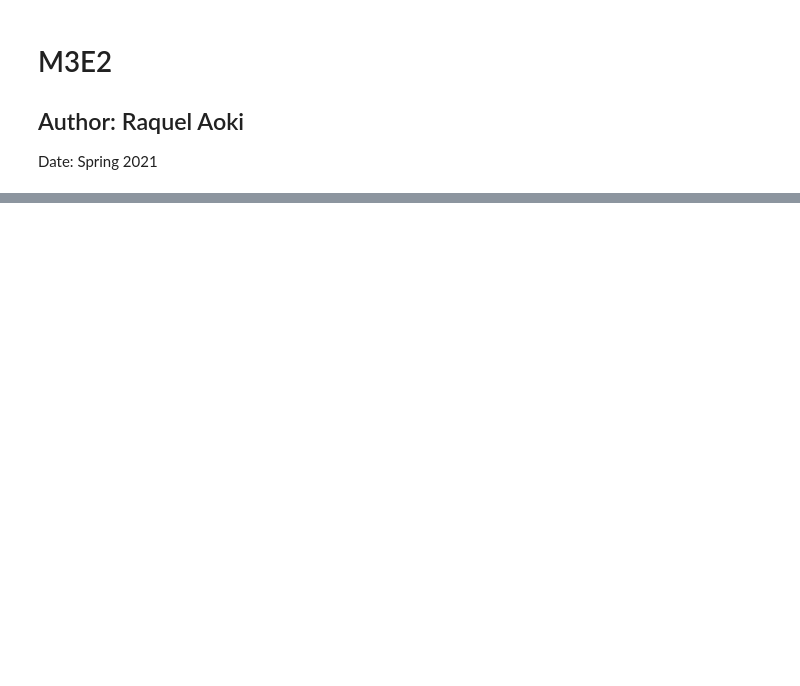
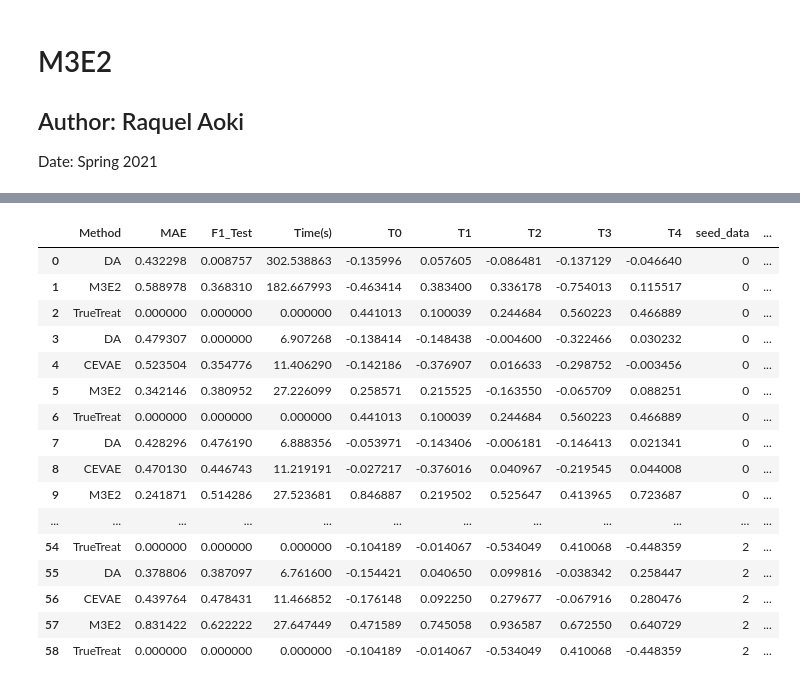
Before and after one commit to raquelaoki/M3E2, a Jupyter notebook: main.ipynb, the cells around one changed output, grey strips where cells are left out. Cells and saved outputs as stored; diff of their text form; code cells hidden in the pictures; blank space fills up the shorter version.

```diff
--- a/main.ipynb
+++ b/main.ipynb
@@ -273,8 +276,8 @@ def organize_output(experiments, true_effect, exp_time=None, f1_scores=None):
 colab = False
 notebook = True
 arg = {'config_path': 'config1.yaml',
-       'seed_models': 10,
-       'seed_data': 5,
+       'seed_models': 5,
+       'seed_data': 3,
        }
 if colab:
     arg['path'] = '/content/'
@@ -328,2 +524,22 @@ GWAS simulated data initialized!
 # %%
 #CEVAE IS KILLING IT
+# %%
+output
+# %% [output]
+|  | Method | MAE | F1_Test | Time(s) | T0 | T1 | T2 | T3 | T4 | seed_data | ... |
+| 0 | DA | 0.432298 | 0.008757 | 302.538863 | -0.135996 | 0.057605 | -0.086481 | -0.137129 | -0.046640 | 0 | ... |
+| 1 | M3E2 | 0.588978 | 0.368310 | 182.667993 | -0.463414 | 0.383400 | 0.336178 | -0.754013 | 0.115517 | 0 | ... |
+| 2 | TrueTreat | 0.000000 | 0.000000 | 0.000000 | 0.441013 | 0.100039 | 0.244684 | 0.560223 | 0.466889 | 0 | ... |
+| 3 | DA | 0.479307 | 0.000000 | 6.907268 | -0.138414 | -0.148438 | -0.004600 | -0.322466 | 0.030232 | 0 | ... |
+| 4 | CEVAE | 0.523504 | 0.354776 | 11.406290 | -0.142186 | -0.376907 | 0.016633 | -0.298752 | -0.003456 | 0 | ... |
+| 5 | M3E2 | 0.342146 | 0.380952 | 27.226099 | 0.258571 | 0.215525 | -0.163550 | -0.065709 | 0.088251 | 0 | ... |
+| 6 | TrueTreat | 0.000000 | 0.000000 | 0.000000 | 0.441013 | 0.100039 | 0.244684 | 0.560223 | 0.466889 | 0 | ... |
+| 7 | DA | 0.428296 | 0.476190 | 6.888356 | -0.053971 | -0.143406 | -0.006181 | -0.146413 | 0.021341 | 0 | ... |
+| 8 | CEVAE | 0.470130 | 0.446743 | 11.219191 | -0.027217 | -0.376016 | 0.040967 | -0.219545 | 0.044008 | 0 | ... |
+| 9 | M3E2 | 0.241871 | 0.514286 | 27.523681 | 0.846887 | 0.219502 | 0.525647 | 0.413965 | 0.723687 | 0 | ... |
+| ... | ... | ... | ... | ... | ... | ... | ... | ... | ... | ... | ... |
+| 54 | TrueTreat | 0.000000 | 0.000000 | 0.000000 | -0.104189 | -0.014067 | -0.534049 | 0.410068 | -0.448359 | 2 | ... |
+| 55 | DA | 0.378806 | 0.387097 | 6.761600 | -0.154421 | 0.040650 | 0.099816 | -0.038342 | 0.258447 | 2 | ... |
+| 56 | CEVAE | 0.439764 | 0.478431 | 11.466852 | -0.176148 | 0.092250 | 0.279677 | -0.067916 | 0.280476 | 2 | ... |
+| 57 | M3E2 | 0.831422 | 0.622222 | 27.647449 | 0.471589 | 0.745058 | 0.936587 | 0.672550 | 0.640729 | 2 | ... |
+| 58 | TrueTreat | 0.000000 | 0.000000 | 0.000000 | -0.104189 | -0.014067 | -0.534049 | 0.410068 | -0.448359 | 2 | ... |
```
Also changed, not shown: parts of 4 cells of this notebook, 7 other files.
